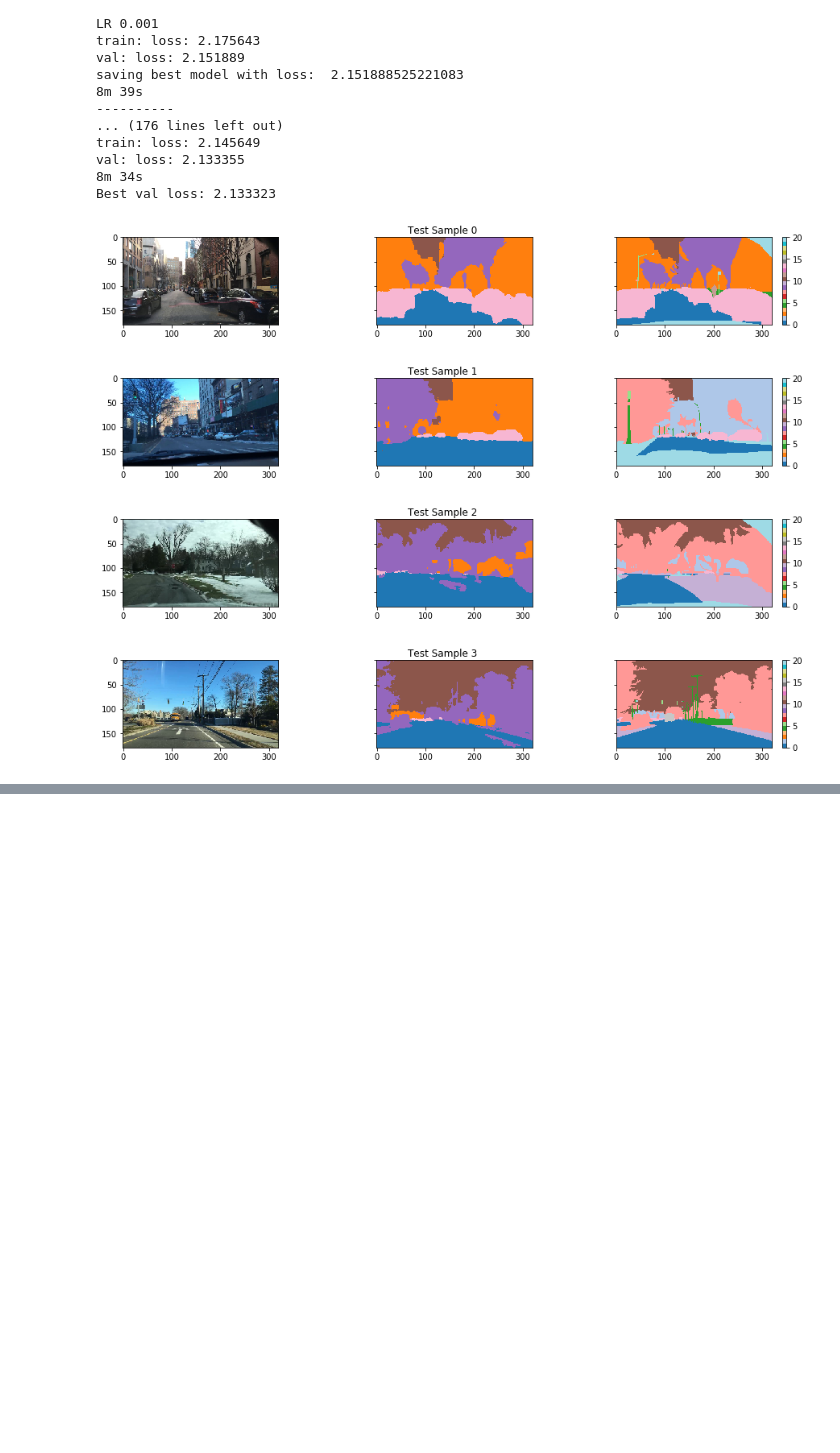
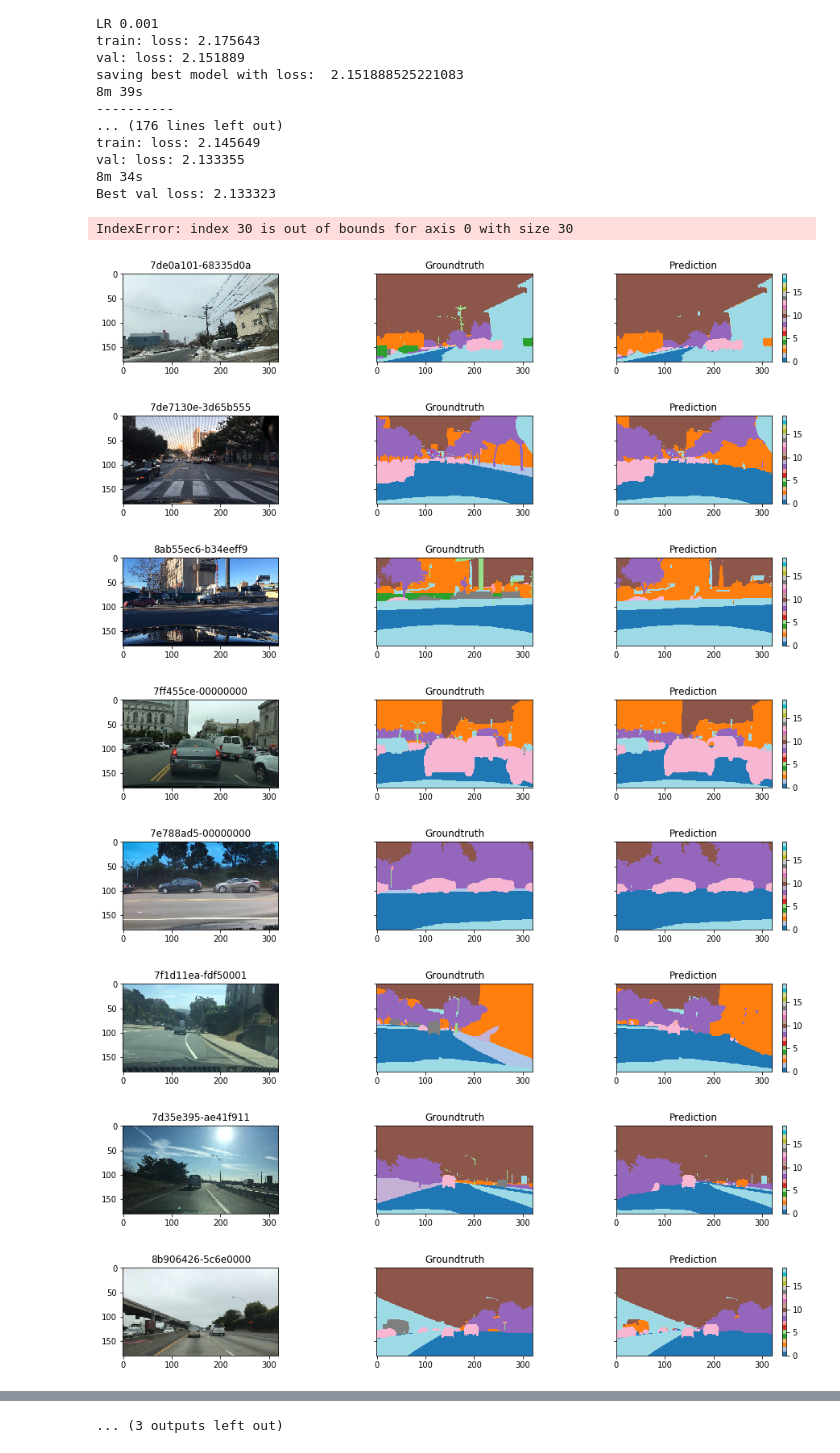
Before and after one commit to csvurt/automotive_dl, a Jupyter notebook: Jan18_320x180_base.ipynb, the cells around one changed output, grey strips where cells are left out. Cells and saved outputs as stored; diff of their text form; code cells hidden in the pictures; blank space fills up the shorter version.

Commit message:
Update notebooks with mean IOU measures

```diff
--- a/Jan18_320x180_base.ipynb
+++ b/Jan18_320x180_base.ipynb
@@ -220,40 +222,76 @@ torch.save({
     'optimizer_state_dict' : optimizer_ft.state_dict(),
     'loss' : loss
 }, 'model/checkpoint.pt');
+# %%
+# Evaluation on test set
+# This block sets the model to evaluation mode and creates an iterator on the Test dataloader
+
+import math
+from matplotlib.colors import Normalize
+import matplotlib
+from PIL import Image
+from sklearn.metrics import jaccard_similarity_score as jsc
+
+NUM_TEST_SAMPLES = 30
+
+mean_ious = np.zeros(NUM_TEST_SAMPLES);
+ious_index = 0;
+
+results_folder = os.path.join(data_root, 'seg\\results\\test_color_jan18_ups')
+model.eval()   # Set model to evaluate mode
+it = iter(test_loader)
 # %%
-# prediction
+# Each time this block is executed the next BATCH_SIZE test samples are loaded, evaluated and displayed.
+# The Groundtruth and Predicted labels are then written to 'data/bdd100k/seg/results/test' as .png images
+# You can execute this block over and over to work your way through the entire test set
 
-import math
-from matplotlib.colors import Normalize
-import matplotlib
-
-model.eval()   # Set model to evaluate mode
-
-inputs, labels, _, _ = next(iter(test_loader))
+inputs, labels, filenames, _ = next(it)
 inputs = inputs.to(device)
 labels = labels.to(device)
 
 pred = model(inputs)
 
 pred = pred.data.cpu().numpy()
 imgs = inputs.data.cpu().numpy()
 labels = labels.data.cpu().numpy()
 
 # Map each channel (i.e. class) to each color
 target_masks_rgb = [x for x in labels]
 pred_rgb = [np.argmax(x, axis=0) for x in pred]
 input_images_rgb = [helper.format_network_input_as_image(x) for x in imgs]
 
-for i in range(4):
+cmap = plt.get_cmap('tab20')
+
+for i in range(BATCH_SIZE):
+    lbl = pred_rgb[i].reshape(-1)
+    target = target_masks_rgb[i].reshape(-1)
+    mean_ious[ious_index] = jsc(target,lbl)
+    ious_index += 1
+
     fig, (p1, p2, p3) = plt.subplots(1,3, sharey=True, figsize=(16,2))
     p1.imshow(input_images_rgb[i])
-    p2.imshow(pred_rgb[i], cmap=plt.get_cmap('tab20'), vmin=0, vmax=20)
-    target_masks_rgb[i][target_masks_rgb[0] == 255] = 19
-    h = p3.imshow(target_masks_rgb[i], cmap=plt.get_cmap('tab20'), vmin=0, vmax=20)
+    p1.set_title(filenames[i])
+
+    #255 signifies ignored regions, the result here has no bearing on the accuracy so map these regions
+    #to class 19 in both images
+    ignore_mask = target_masks_rgb[i] == 255
+    target_masks_rgb[i][ignore_mask] = 19
+    pred_rgb[i][ignore_mask] = 19
+    p2.imshow(target_masks_rgb[i], cmap=cmap, vmin=0, vmax=19)
+    p2.set_title('Groundtruth')
+    h = p3.imshow(pred_rgb[i], cmap=cmap, vmin=0, vmax=19)
+    p3.set_title('Prediction')
     fig.colorbar(h, ax=p3)
-    fig.suptitle('Test Sample '+str(i))
+
+    plt.imsave(os.path.join(results_folder, filenames[i]+'_pred.png'), pred_rgb[i], cmap=cmap, vmin=0, vmax=19)
+    plt.imsave(os.path.join(results_folder, filenames[i]+'_gt.png'), target_masks_rgb[i], cmap=cmap, vmin=0, vmax=19)
 # %% [output]
+IndexError: index 30 is out of bounds for axis 0 with size 30
-[figure, old version]
+[figure, new version]
-[figure, old version]
+[figure, new version]
-[figure, old version]
+[figure, new version]
-[figure, old version]
+[figure, new version]
+[figure, added]
+[figure, added]
+[figure, added]
+[figure, added]
@@ -259,0 +301 @@ for i in range(4):
+... (3 outputs left out)
```
Also changed, not shown: parts of 3 cells of this notebook, 5 other files.
